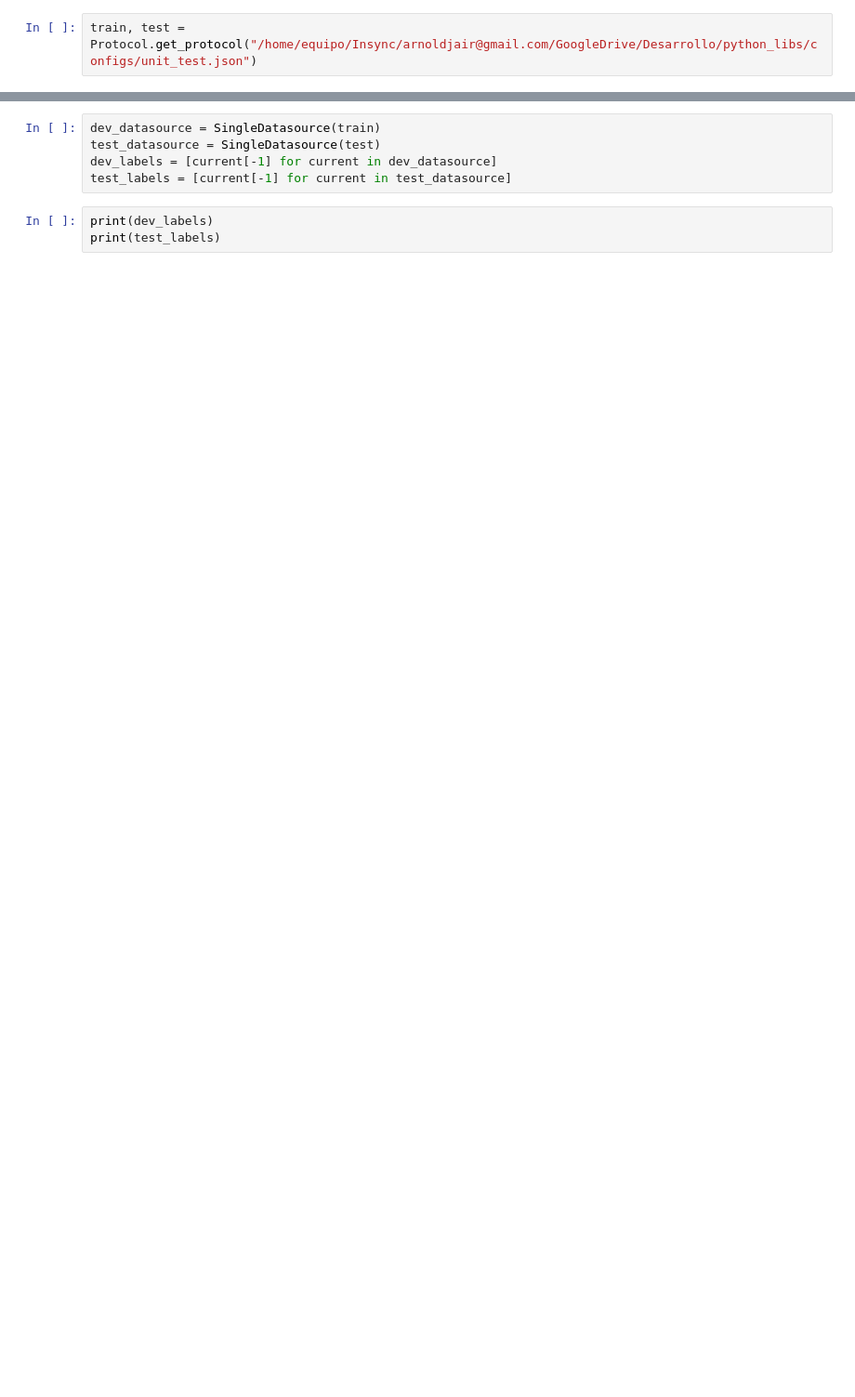
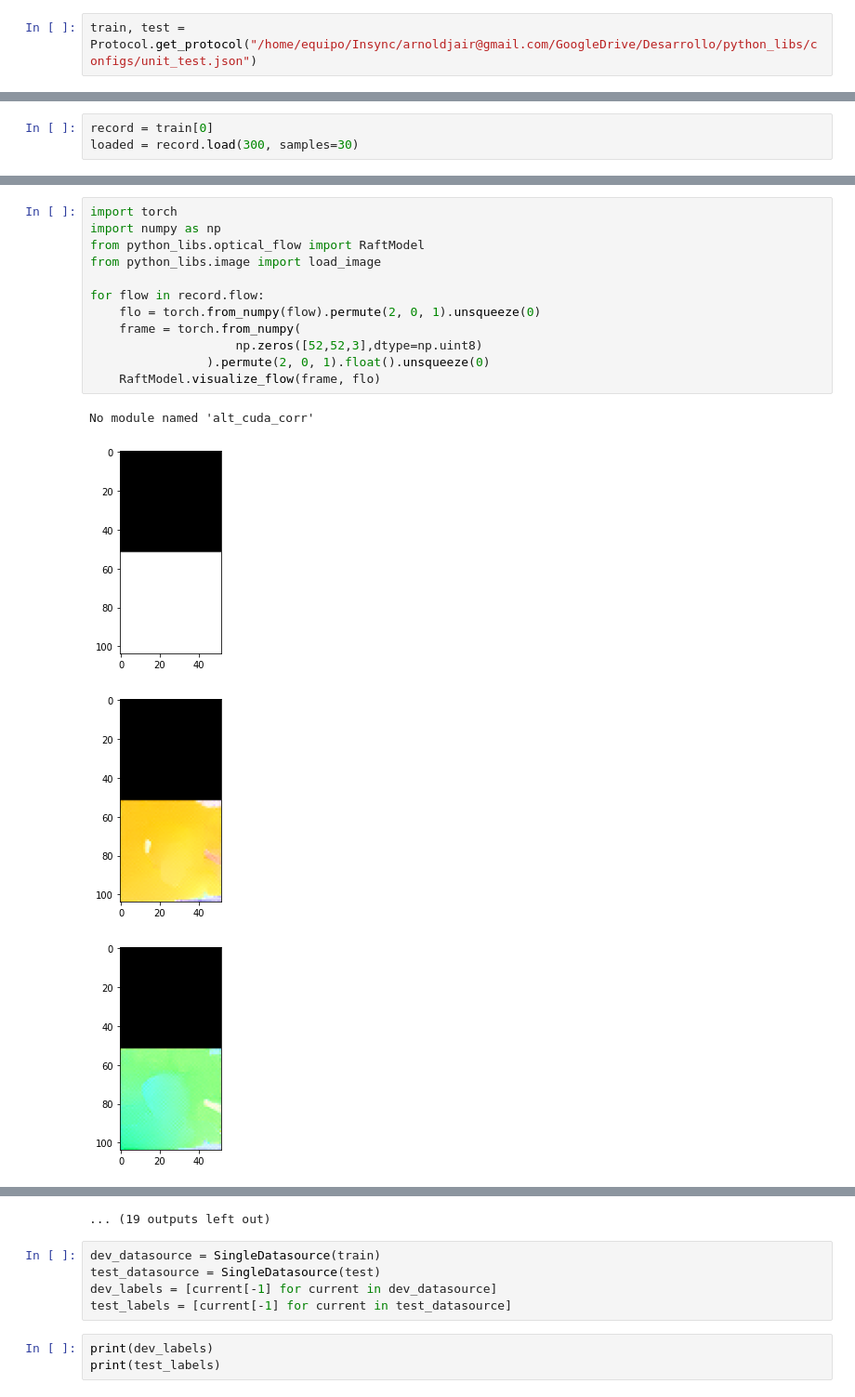
Before and after one commit to arnoldjair/python_libs, a Jupyter notebook: notebooks/1.0_test_loaded_records.ipynb, the cells around one changed output, grey strips where cells are left out. Shown at 93% size. Drawn from its saved outputs; the diff is of its cells as text; blank space fills up the shorter version.

Commit message:
feature(notebooks): test loaded records and raft

```diff
--- a/notebooks/1.0_test_loaded_records.ipynb
+++ b/notebooks/1.0_test_loaded_records.ipynb
@@ -16,0 +5,3 @@ for index, current in tqdm(enumerate(train)):
+# %%
+record = train[0]
+loaded = record.load(300, samples=30)
@@ -16,0 +14,17 @@ for index, current in tqdm(enumerate(train)):
+# %%
+import torch
+import numpy as np
+from python_libs.optical_flow import RaftModel
+from python_libs.image import load_image
+
+for flow in record.flow:
+    flo = torch.from_numpy(flow).permute(2, 0, 1).unsqueeze(0)
+    frame = torch.from_numpy(
+                    np.zeros([52,52,3],dtype=np.uint8)
+                ).permute(2, 0, 1).float().unsqueeze(0)
+    RaftModel.visualize_flow(frame, flo)
+# %% [output]
+No module named 'alt_cuda_corr'
+[figure, added]
+[figure, added]
+[figure, added]
@@ -17,3 +39,4 @@ for index, current in tqdm(enumerate(train)):
+... (19 outputs left out)
 # %%
 dev_datasource = SingleDatasource(train)
 test_datasource = SingleDatasource(test)
```
Also changed, not shown: parts of 5 cells of this notebook, 2 other files.
